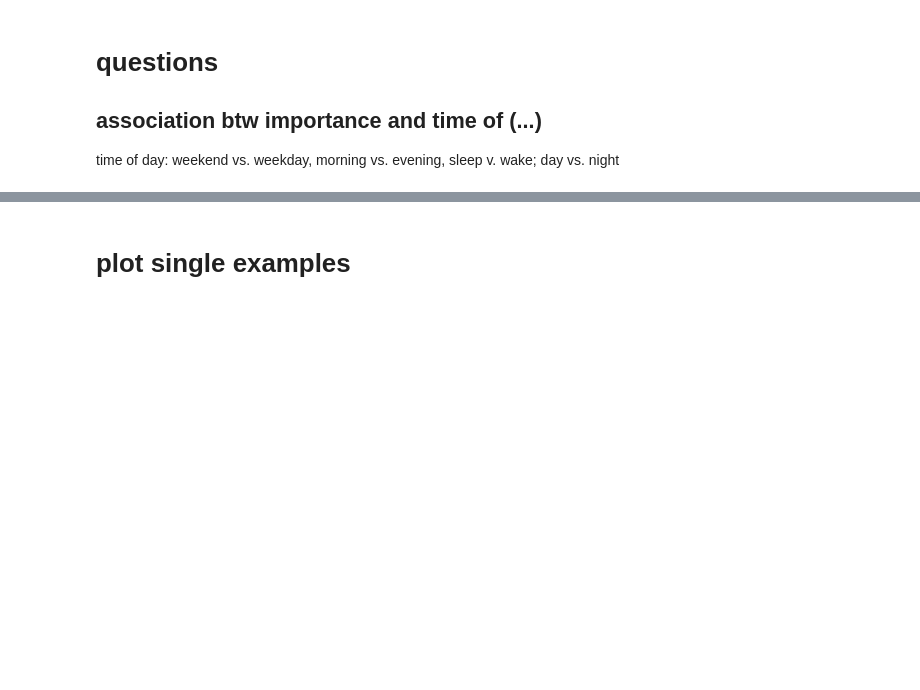
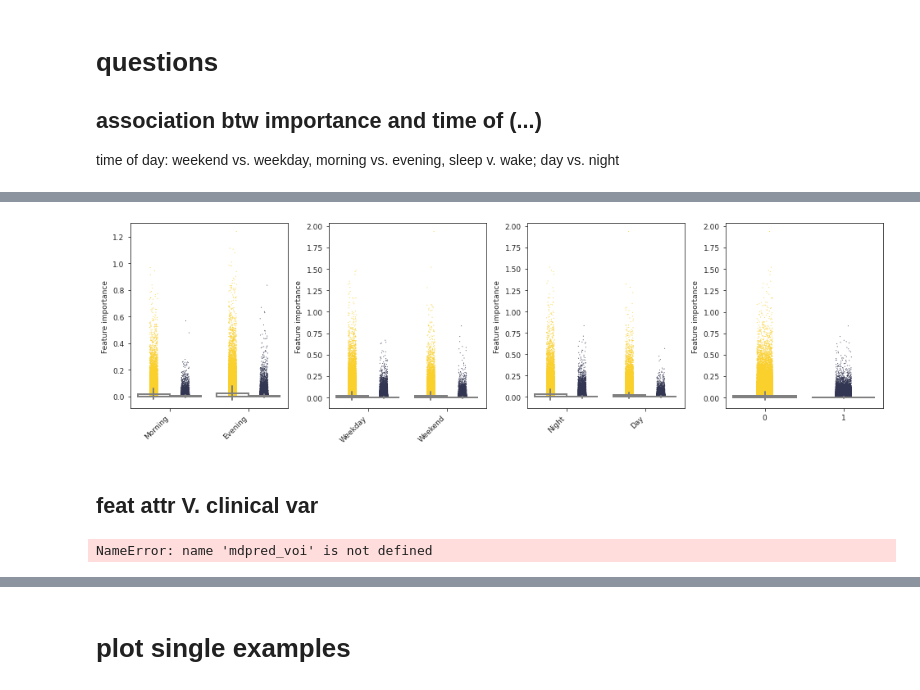
Before and after one commit to nealgravindra/wearables, a Jupyter notebook: notebooks/interp_featattr.ipynb, the cells around one changed output, grey strips where cells are left out. Cells and saved outputs as stored; diff of their text form; code cells hidden in the pictures; blank space fills up the shorter version.

```diff
--- a/notebooks/interp_featattr.ipynb
+++ b/notebooks/interp_featattr.ipynb
@@ -639,0 +802,6 @@ res_lt2wk
+# %%
+imp_panel(res_lt4wk, 'gt4wk')
+# %% [output]
+[figure, added]
+# %% [markdown]
+## feat attr V. clinical var
@@ -639,0 +811,4 @@ res_lt2wk
+# %%
+mdpred_voi
+# %% [output]
+NameError: name 'mdpred_voi' is not defined
```
Also changed, not shown: parts of 22 cells of this notebook.
